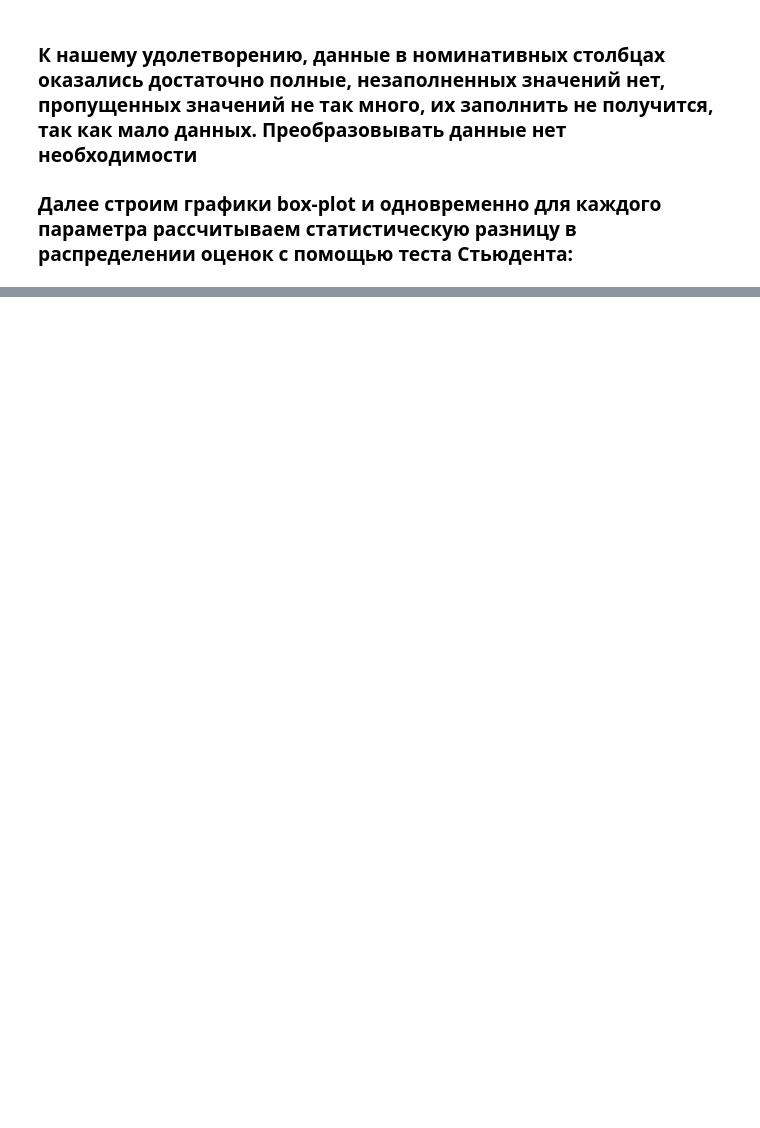
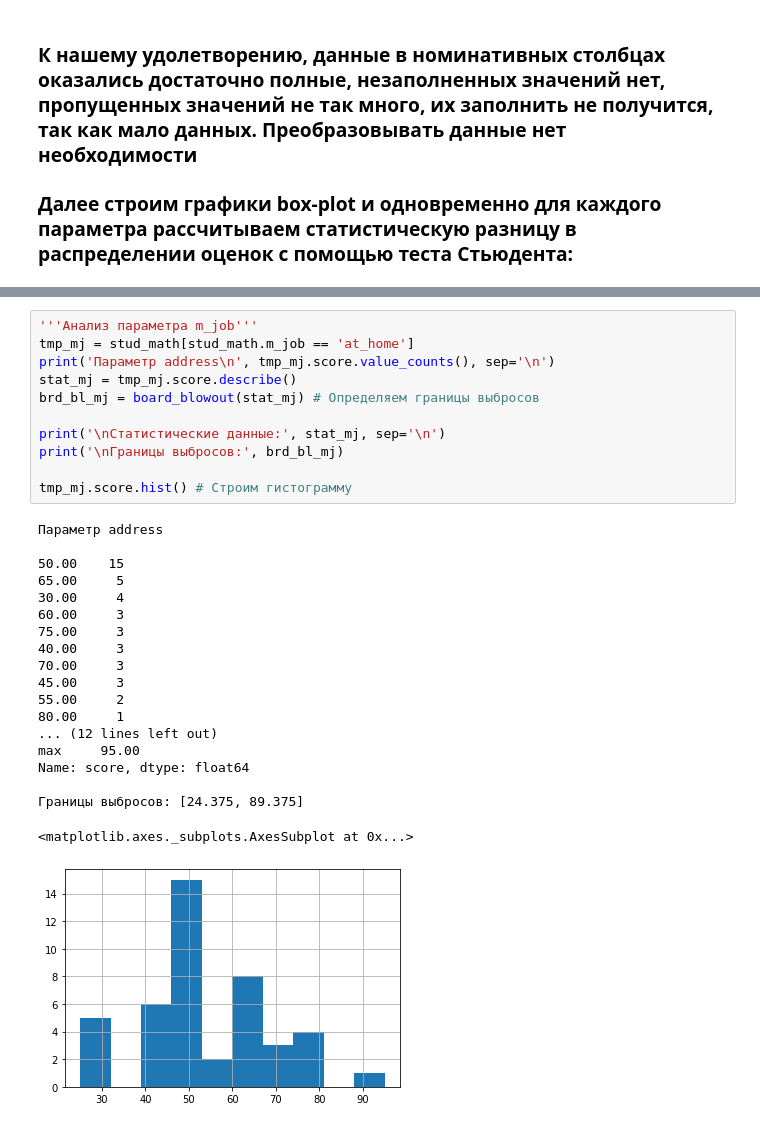
Before and after one commit to Alex-Galkin/My_Projects_AG, a Jupyter notebook: module_2/math_student_life_condit_v1.ipynb, the cells around one changed output, grey strips where cells are left out. Saved outputs shown, nothing was run; the diff lists cells and outputs as text; blank space fills up the shorter version.

```diff
--- a/module_2/math_student_life_condit_v1.ipynb
+++ b/module_2/math_student_life_condit_v1.ipynb
@@ -976,0 +1029,31 @@ stud_math = stud_math.loc[stud_math.score.between(brd_bl[0], brd_bl[1])] # Пр
+# %%
+'''Анализ параметра m_job'''
+tmp_mj = stud_math[stud_math.m_job == 'at_home']
+print('Параметр address\n', tmp_mj.score.value_counts(), sep='\n')
+stat_mj = tmp_mj.score.describe()
+brd_bl_mj = board_blowout(stat_mj) # Определяем границы выбросов
+
+print('\nСтатистические данные:', stat_mj, sep='\n')
+print('\nГраницы выбросов:', brd_bl_mj)
+
+tmp_mj.score.hist() # Строим гистограмму
+# %% [output]
+Параметр address
+
+50.00    15
+65.00     5
+30.00     4
+60.00     3
+75.00     3
+40.00     3
+70.00     3
+45.00     3
+55.00     2
+80.00     1
+... (12 lines left out)
+max     95.00
+Name: score, dtype: float64
+
+Границы выбросов: [24.375, 89.375]
+<matplotlib.axes._subplots.AxesSubplot at 0x...>
+[figure, added]
```
Also changed, not shown: parts of 67 cells of this notebook.
